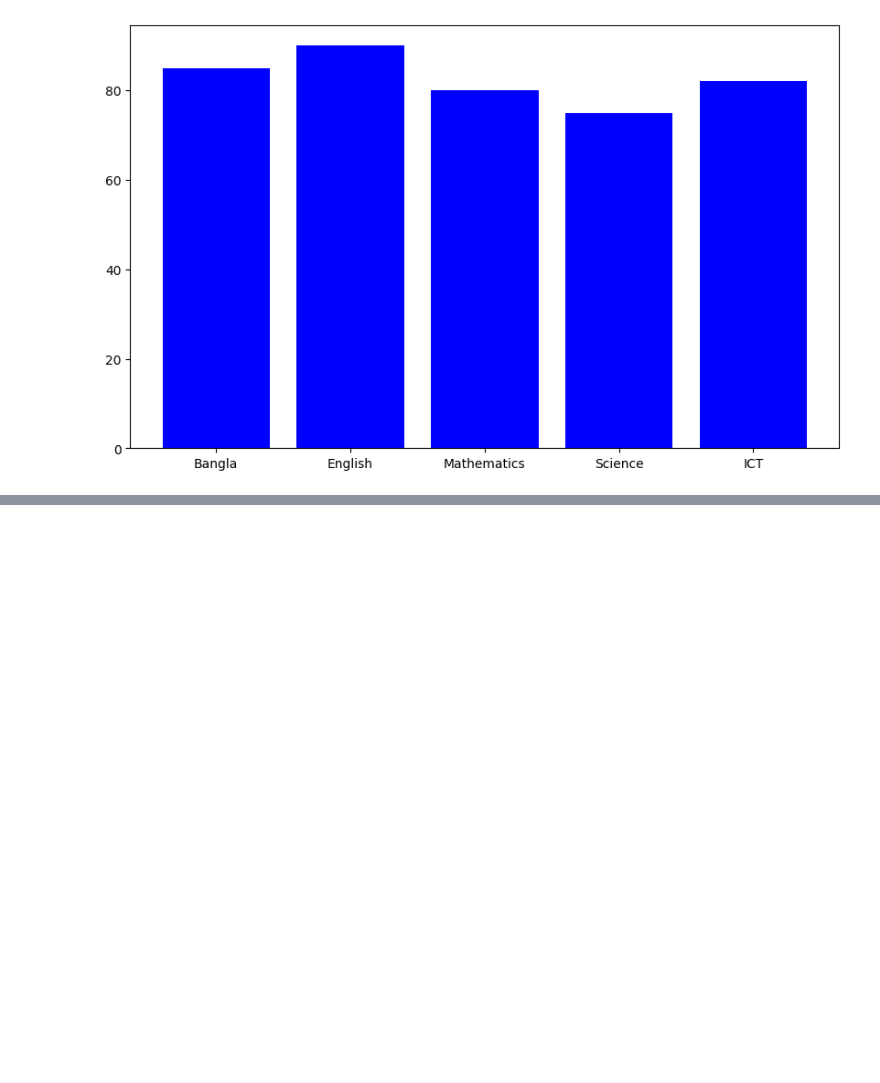
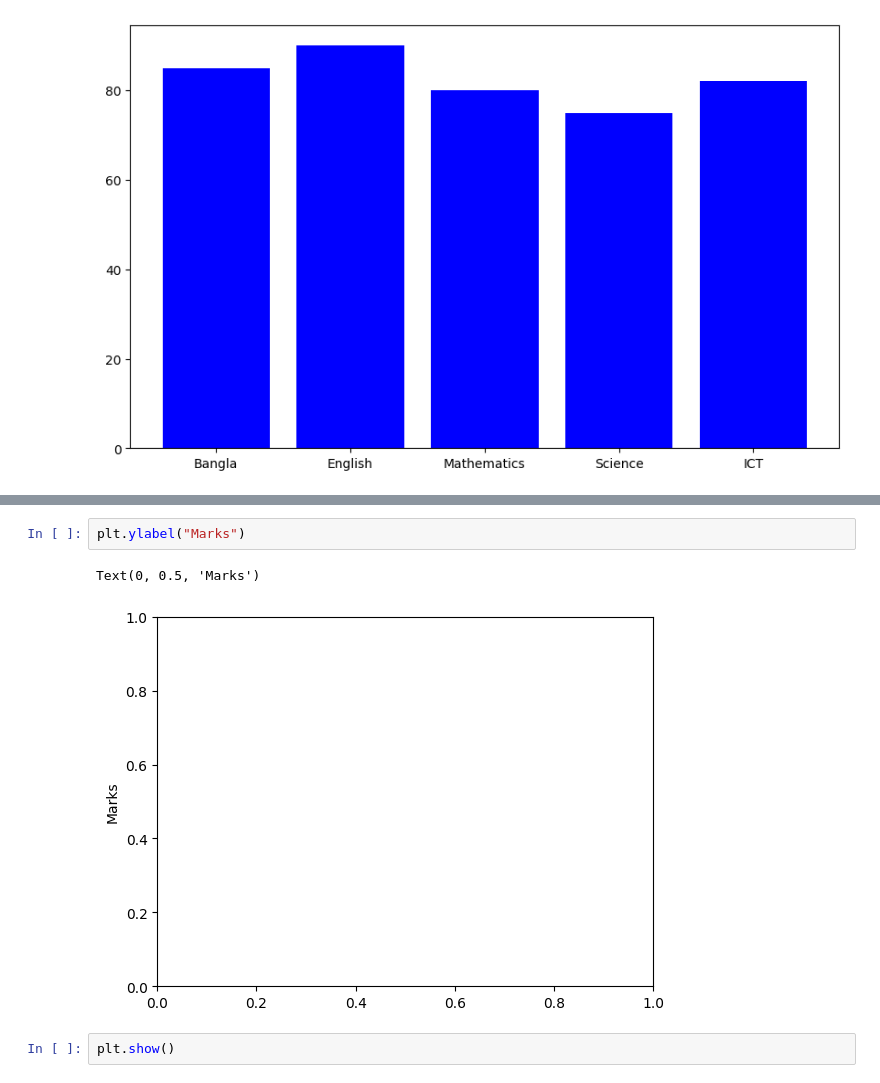
Before and after one commit to Rahmatul-Rovi/Machine-Learning-Practice, a Jupyter notebook: Chart_&_Graph.ipynb, the cells around one changed output, grey strips where cells are left out. Drawn from its saved outputs; the diff is of its cells as text; blank space fills up the shorter version.

```diff
--- a/Chart_&_Graph.ipynb
+++ b/Chart_&_Graph.ipynb
@@ -14,0 +25,7 @@ plt.bar(subjects, marks, color="blue")
+# %%
+plt.ylabel("Marks")
+# %% [output]
+Text(0, 0.5, 'Marks')
+[figure, added]
+# %%
+plt.show()
```
Also changed, not shown: parts of 2 cells of this notebook.
